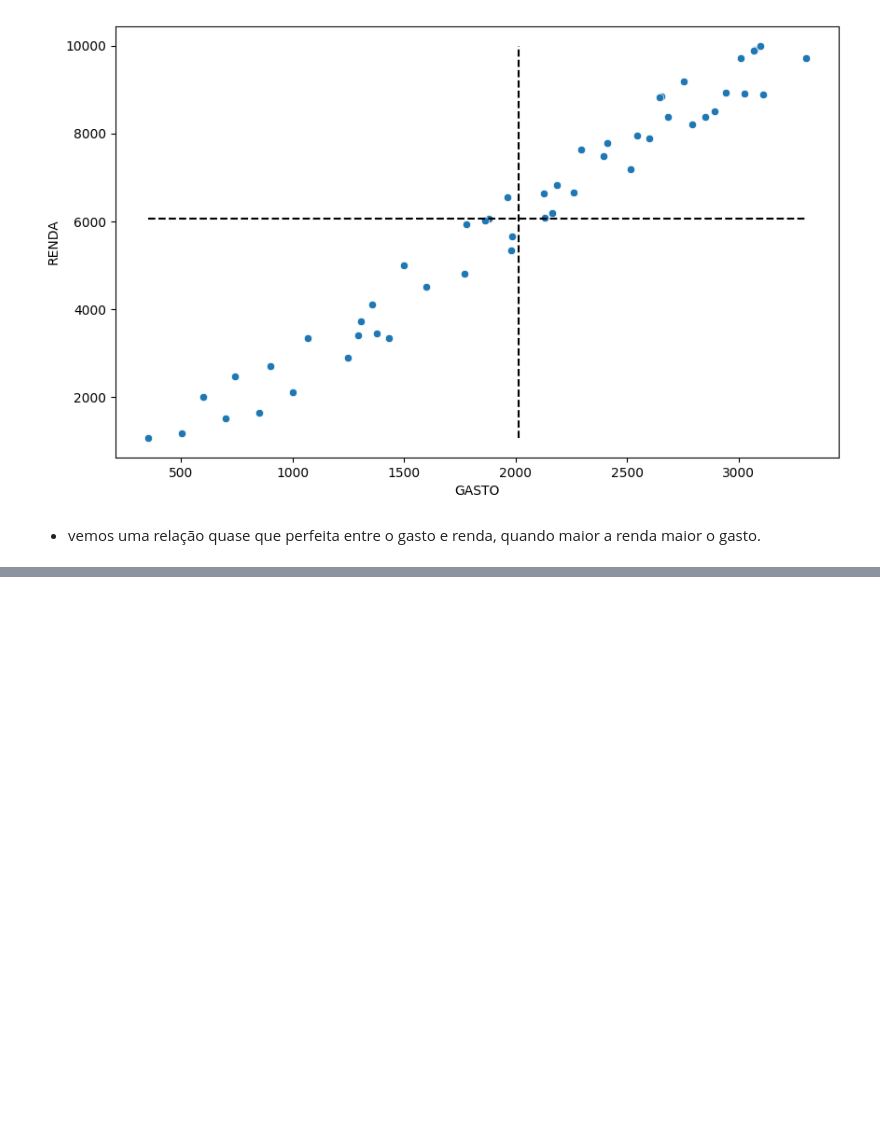
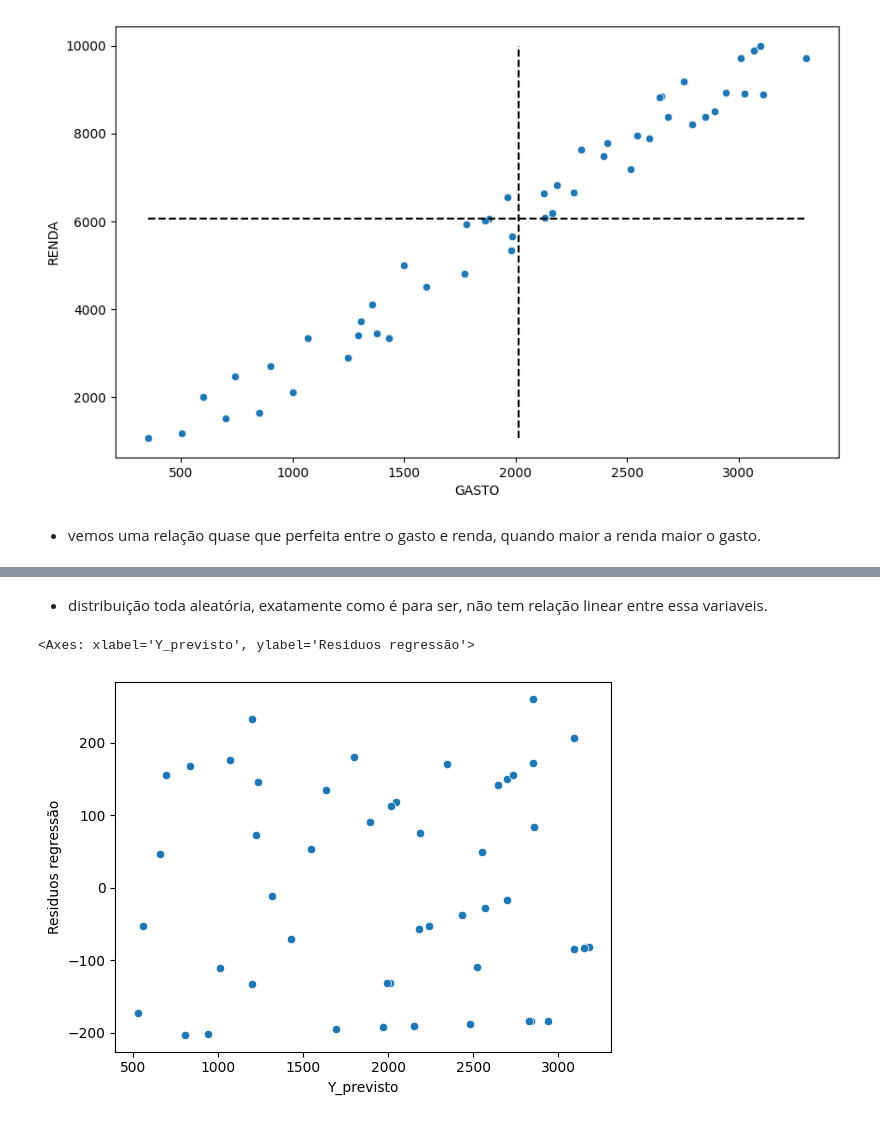
Before and after one commit to JonasSouza871/Machine-Learning-Statistics-Studies, a Jupyter notebook: Correlação_e_Regressão.ipynb, the cells around one changed output, grey strips where cells are left out. Cells and saved outputs as stored; diff of their text form; code cells hidden in the pictures; blank space fills up the shorter version.

```diff
--- a/Correlação_e_Regressão.ipynb
+++ b/Correlação_e_Regressão.ipynb
@@ -458,0 +820,7 @@ ax.vlines(x = x.mean(), ymin = y.min(), ymax = y.max(), colors='black', linestyl
+# %% [markdown]
+- distribuição toda aleatória, exatamente como é para ser, não tem relação linear entre essa variaveis.
+# %%
+sns.scatterplot(x = dataset['Y_previsto'], y = dataset['Residuos regressão'])
+# %% [output]
+<Axes: xlabel='Y_previsto', ylabel='Residuos regressão'>
+[figure, added]
```
Also changed, not shown: parts of 96 cells of this notebook.
